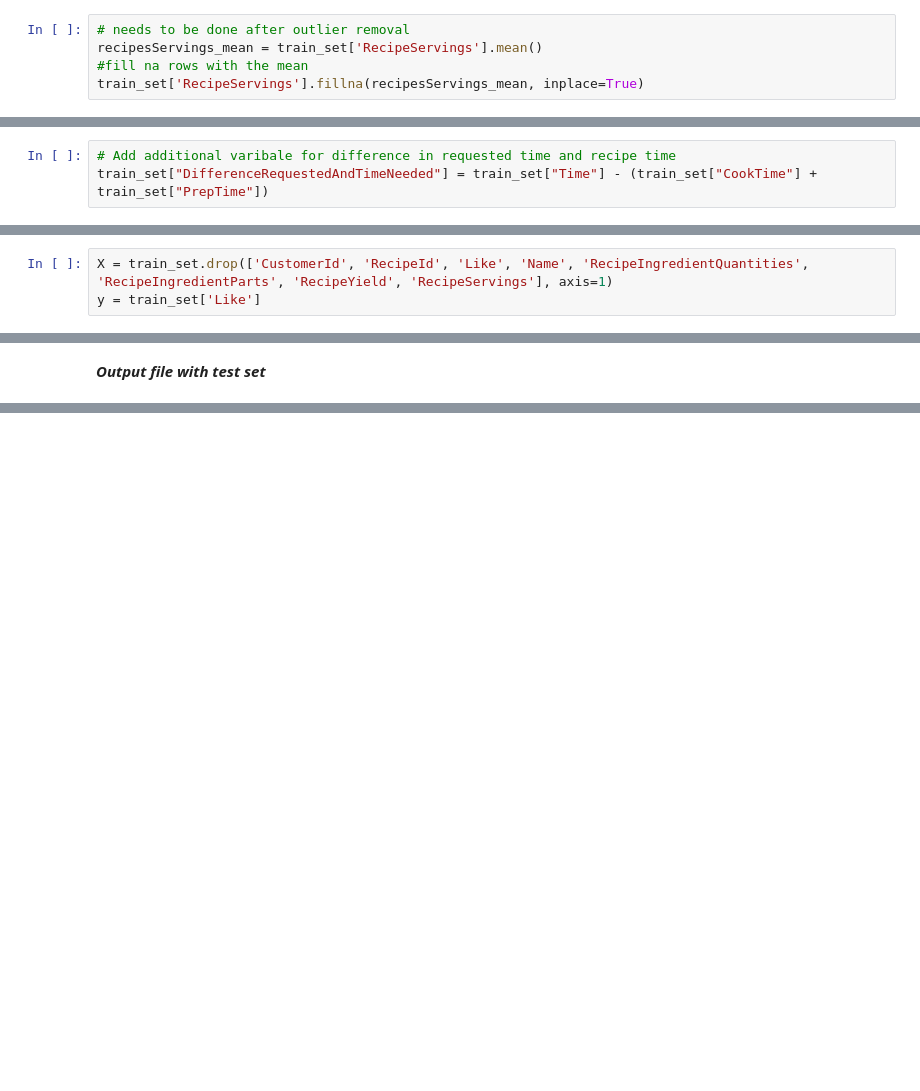
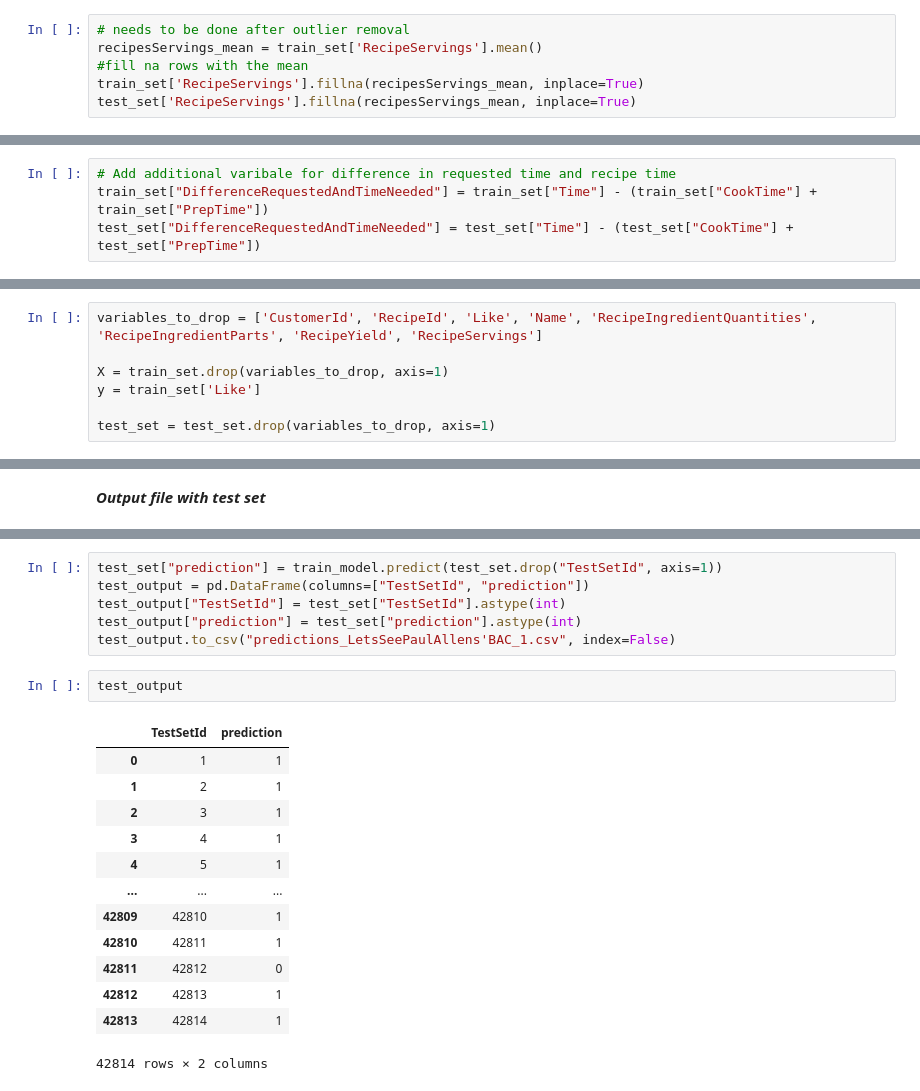
Before and after one commit to MittmannM/AnalyticsCupTUM, a Jupyter notebook: AC.ipynb, the cells around one changed output, grey strips where cells are left out. Saved outputs shown, nothing was run; the diff lists cells and outputs as text; blank space fills up the shorter version.

Commit message:
best model: gradient boosting 70.99%
first upload & started recipy analysis

```diff
--- a/AC.ipynb
+++ b/AC.ipynb
@@ -182,3 +211,4 @@ train_set.loc[outliers, 'RecipeServings'] = median_without_outliers
 recipesServings_mean = train_set['RecipeServings'].mean()
 #fill na rows with the mean
 train_set['RecipeServings'].fillna(recipesServings_mean, inplace=True)
+test_set['RecipeServings'].fillna(recipesServings_mean, inplace=True)
@@ -185,3 +220,4 @@ train_set['RecipeServings'].fillna(recipesServings_mean, inplace=True)
 # %%
 # Add additional varibale for difference in requested time and recipe time
 train_set["DifferenceRequestedAndTimeNeeded"] = train_set["Time"] - (train_set["CookTime"] + train_set["PrepTime"])
+test_set["DifferenceRequestedAndTimeNeeded"] = test_set["Time"] - (test_set["CookTime"] + test_set["PrepTime"])
@@ -188,8 +230,12 @@ train_set["DifferenceRequestedAndTimeNeeded"] = train_set["Time"] - (train_set["
 # %% [markdown]
 ***Train Model***
 # %%
-X = train_set.drop(['CustomerId', 'RecipeId', 'Like', 'Name', 'RecipeIngredientQuantities', 'RecipeIngredientParts', 'RecipeYield', 'RecipeServings'], axis=1)
+variables_to_drop = ['CustomerId', 'RecipeId', 'Like', 'Name', 'RecipeIngredientQuantities', 'RecipeIngredientParts', 'RecipeYield', 'RecipeServings']
+
+X = train_set.drop(variables_to_drop, axis=1)
 y = train_set['Like']
+
+test_set = test_set.drop(variables_to_drop, axis=1)
 # %%
 from sklearn.preprocessing import MinMaxScaler
 
@@ -428,0 +424,22 @@ output.to_csv("predictions_LetsSeePaulAllens'BAC_1.csv", index=False)
+# %%
+test_set["prediction"] = train_model.predict(test_set.drop("TestSetId", axis=1))
+test_output = pd.DataFrame(columns=["TestSetId", "prediction"])
+test_output["TestSetId"] = test_set["TestSetId"].astype(int)
+test_output["prediction"] = test_set["prediction"].astype(int)
+test_output.to_csv("predictions_LetsSeePaulAllens'BAC_1.csv", index=False)
+# %%
+test_output
+# %% [output]
+|  | TestSetId | prediction |
+| 0 | 1 | 1 |
+| 1 | 2 | 1 |
+| 2 | 3 | 1 |
+| 3 | 4 | 1 |
+| 4 | 5 | 1 |
+| ... | ... | ... |
+| 42809 | 42810 | 1 |
+| 42810 | 42811 | 1 |
+| 42811 | 42812 | 0 |
+| 42812 | 42813 | 1 |
+| 42813 | 42814 | 1 |
+42814 rows × 2 columns
```
Also changed, not shown: parts of 12 cells of this notebook, 2 other files.
